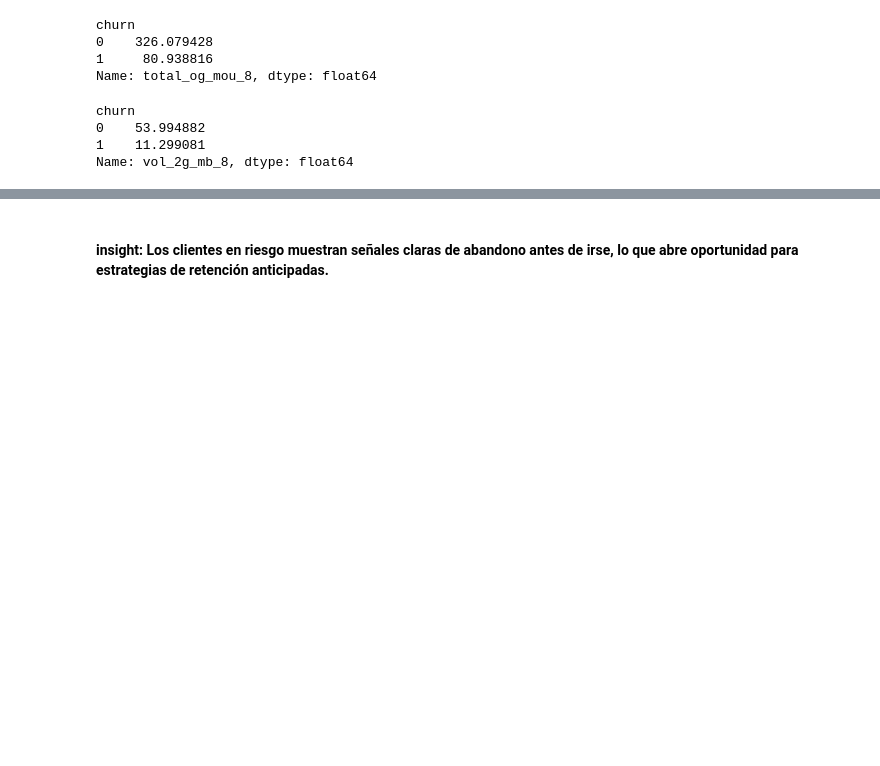
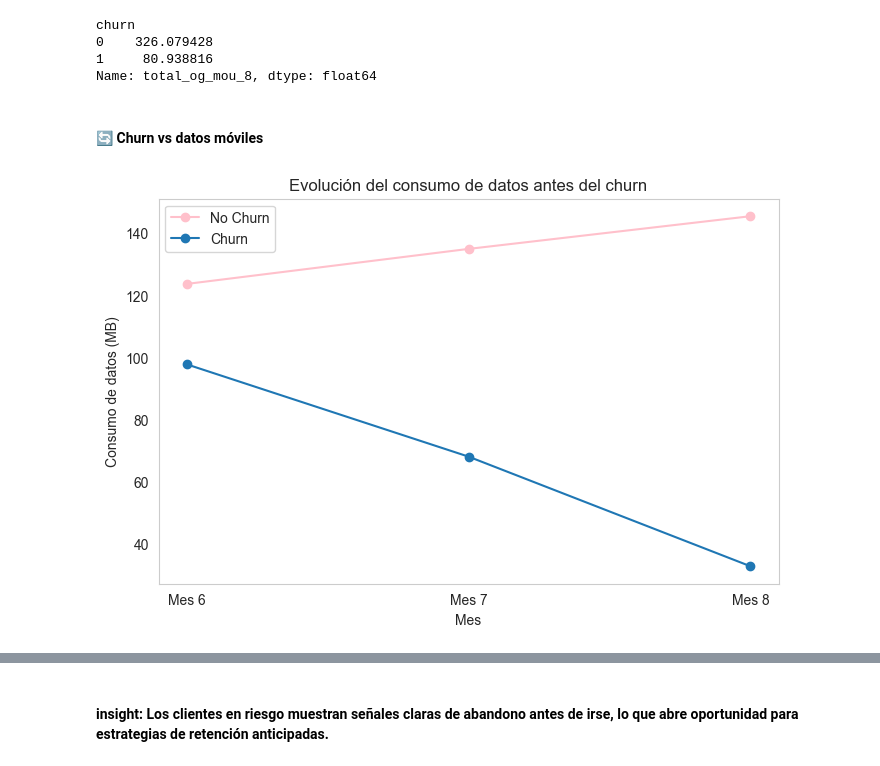
Before and after one commit to barvl/telecom-customer-churn-analysis, a Jupyter notebook: notebook/analysis.ipynb, the cells around one changed output, grey strips where cells are left out. Cells and saved outputs as stored; diff of their text form; code cells hidden in the pictures; blank space fills up the shorter version.

Commit message:
Incluye exploración de datos (EDA) y primer modelo de predicción con regresión logística en Jupyter Notebook

```diff
--- a/notebook/analysis.ipynb
+++ b/notebook/analysis.ipynb
@@ -151,11 +188,31 @@ churn
 0    326.079428
 1     80.938816
 Name: total_og_mou_8, dtype: float64
+# %% [markdown]
+#### 🔄 Churn vs datos móviles
 # %%
-# promedio de consumo de datos 2G en el mes 8 según churn
-df_filtrado.groupby('churn')['vol_2g_mb_8'].mean()
+# Promedio de consumo de datos por churn y mes
+datos = df_filtrado.groupby('churn')[[
+    'vol_3g_mb_6',
+    'vol_3g_mb_7',
+    'vol_3g_mb_8'
+]].mean().T
+
+datos.columns = ['No Churn', 'Churn']
+datos.index = ['Mes 6', 'Mes 7', 'Mes 8']
+
+# Plot
+plt.figure(figsize=(8,5))
+
+plt.plot(datos.index, datos['No Churn'], marker='o', label='No Churn', color='pink')
+plt.plot(datos.index, datos['Churn'], marker='o', label='Churn')
+
+plt.title("Evolución del consumo de datos antes del churn")
+plt.xlabel("Mes")
+plt.ylabel("Consumo de datos (MB)")
+plt.legend()
+plt.grid()
+
+plt.show()
 # %% [output]
-churn
-0    53.994882
-1    11.299081
-Name: vol_2g_mb_8, dtype: float64
+[figure, added]
```
Also changed, not shown: parts of 41 cells of this notebook.
